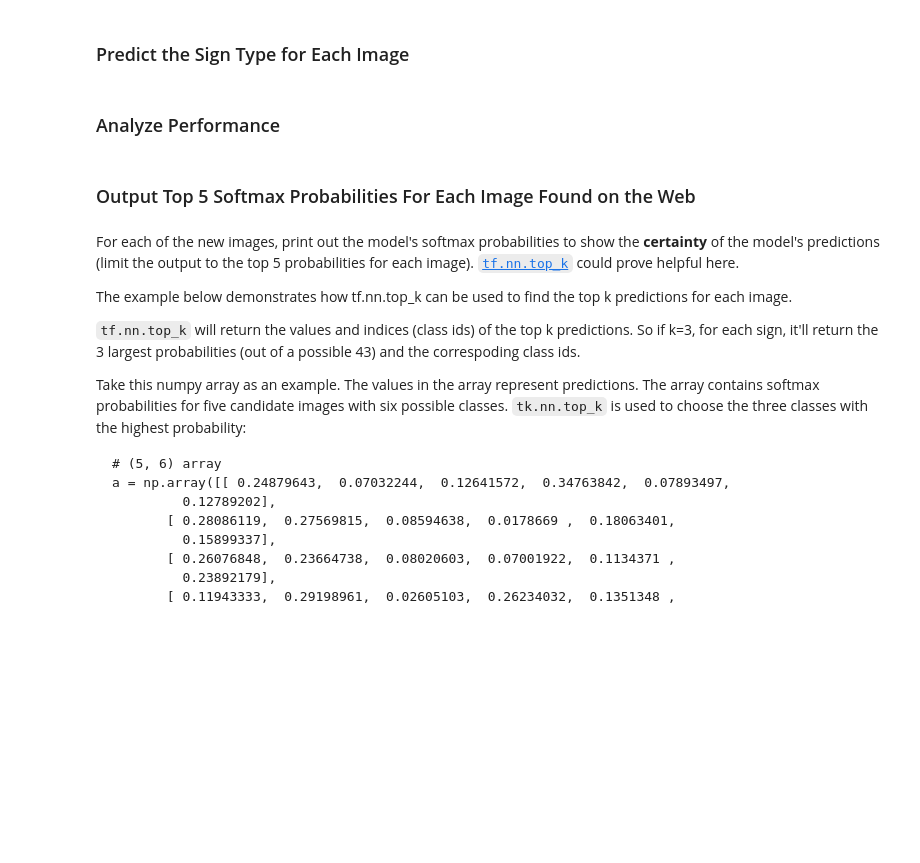
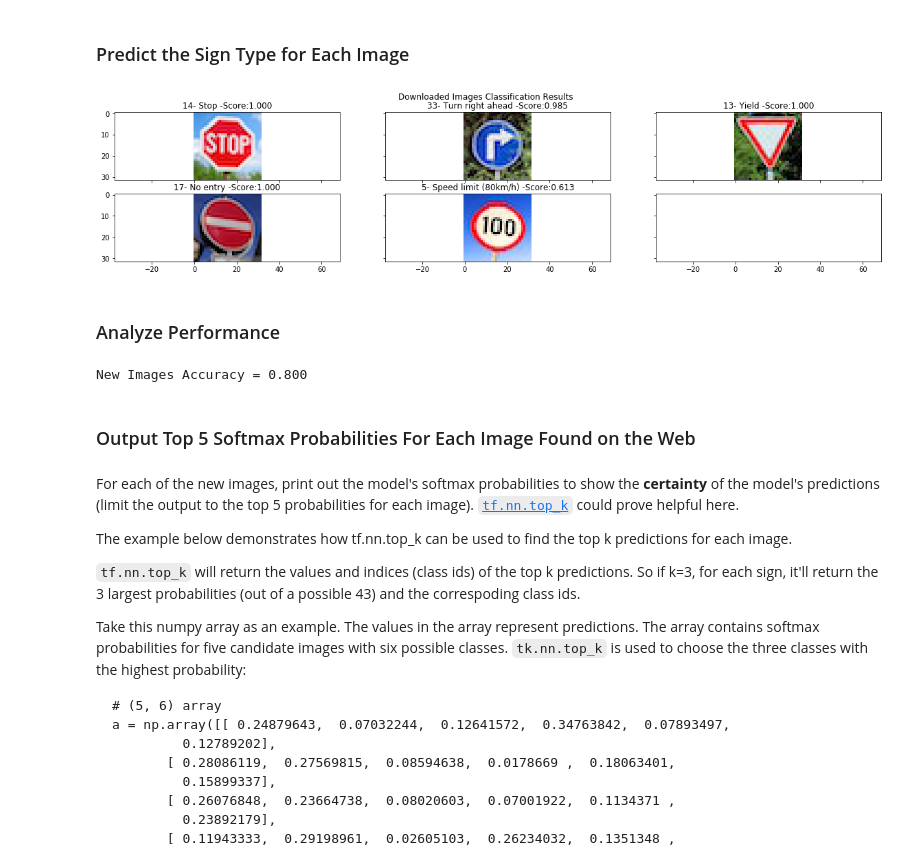
Before and after one commit to lluiscanet/CarND-Traffic-Sign-Classifier-Project, a Jupyter notebook: Traffic_Sign_Classifier.ipynb, the cells around one changed output. Cells and saved outputs as stored; diff of their text form; code cells hidden in the pictures; blank space fills up the shorter version.

Commit message:
Completed basic model execution

```diff
--- a/Traffic_Sign_Classifier.ipynb
+++ b/Traffic_Sign_Classifier.ipynb
@@ -272,6 +291,8 @@ one_hot_y = tf.one_hot(y, 43)
 rate = 0.001
 
 logits = LeNet(x, keep_prob)
+softm = tf.nn.softmax(logits)
+top_k = tf.nn.top_k(softm, k=5)
 cross_entropy = tf.nn.softmax_cross_entropy_with_logits(labels=one_hot_y, logits=logits)
 loss_operation = tf.reduce_mean(cross_entropy)
 optimizer = tf.train.AdamOptimizer(learning_rate = rate)
@@ -317,7 +338,7 @@ with tf.Session() as sess:
         print("Validation Accuracy = {:.3f}".format(validation_accuracy))
         print()
 
-    saver.save(sess, './lenet')
+    saver.save(sess, './model/lenet')
     print("Model saved")
 # %% [output]
 Training...
@@ -340,7 +361,7 @@ Model saved
 # %%
 #Test model
 with tf.Session() as sess:
-    saver.restore(sess, tf.train.latest_checkpoint('.'))
+    saver.restore(sess, tf.train.latest_checkpoint('./model'))
 
     test_accuracy = evaluate(X_test_p, y_test_p)
     print("Test Accuracy = {:.3f}".format(test_accuracy))
@@ -364,12 +394,30 @@ You may find `signnames.csv` useful as it contains mappings from the class id (i
 # %%
 ### Run the predictions here and use the model to output the prediction for each image.
 ### Make sure to pre-process the images with the same pre-processing pipeline used earlier.
 ### Feel free to use as many code cells as needed.
+X_new_p, y_new_p = pre_processing(X_new, y_new)
+
+with tf.Session() as sess:
+    saver.restore(sess, tf.train.latest_checkpoint('./model'))
+    sess = tf.get_default_session()
+    softm_results, top_results = sess.run([logits,top_k], feed_dict={x: X_new_p, y: y_new_p, keep_prob: 1.0})
+    label_softm_results = [(indices[0], label_names[indices[0]], values[0]) for (indices, values) in zip(top_results.indices, top_results.values)]
+
+show_plot_array(images, ['%d- %s -Score:%.3f' % elem for elem in label_softm_results], "Downloaded Images Classification Results")
+# %% [output]
+[figure, added]
 # %% [markdown]
 ### Analyze Performance
 # %%
 ### Calculate the accuracy for these 5 new images.
 ### For example, if the model predicted 1 out of 5 signs correctly, it's 20% accurate on these new images.
+with tf.Session() as sess:
+    saver.restore(sess, tf.train.latest_checkpoint('./model'))
+
+    new_accuracy = evaluate(X_new_p, y_new_p)
+    print("New Images Accuracy = {:.3f}".format(new_accuracy))
+# %% [output]
+New Images Accuracy = 0.800
 # %% [markdown]
 ### Output Top 5 Softmax Probabilities For Each Image Found on the Web
 # %% [markdown]
```
Also changed, not shown: parts of 9 cells of this notebook, 13 other files.
